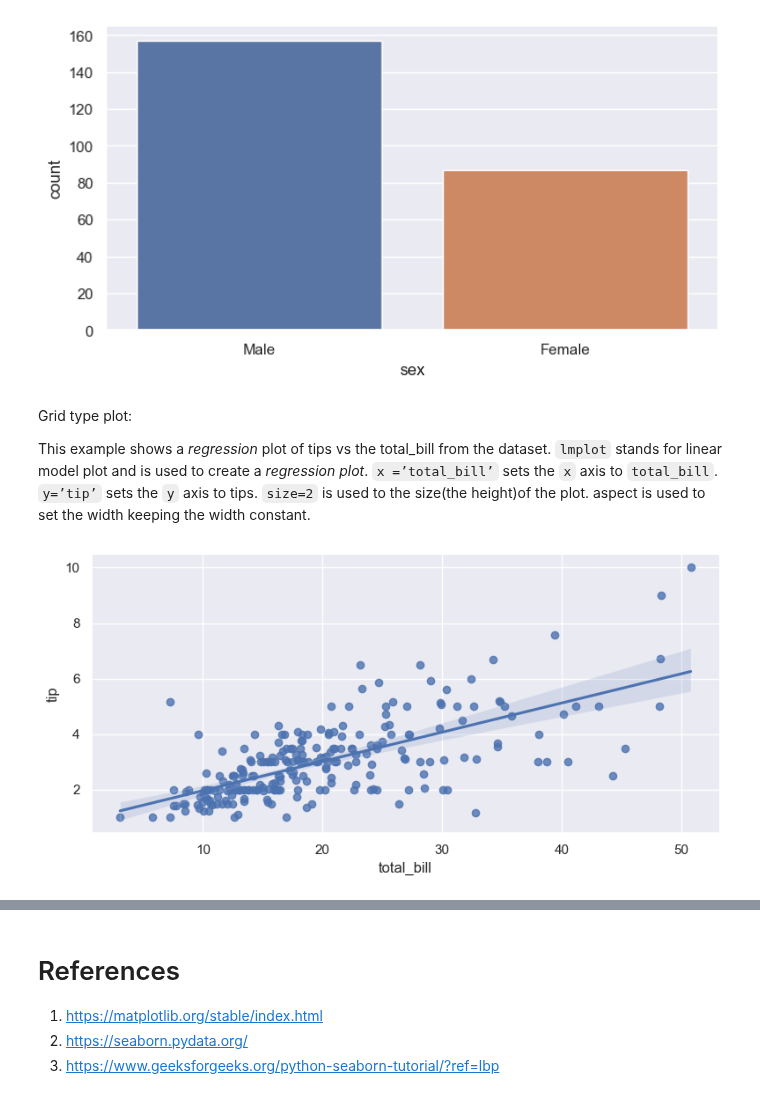
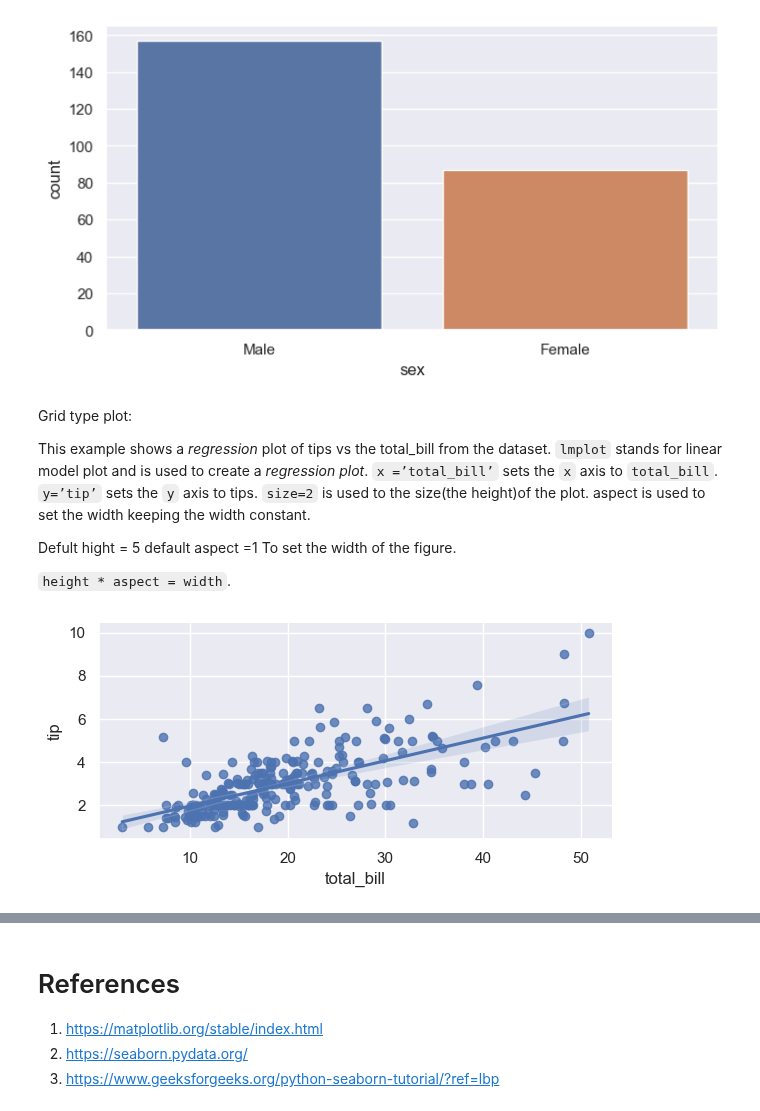
Before and after one commit to arunp77/Python-programming, a Jupyter notebook: Python-fundamental/Matplotlib.ipynb, the cells around one changed output, grey strips where cells are left out. Cells and saved outputs as stored; diff of their text form; code cells hidden in the pictures.

```diff
--- a/Python-fundamental/Matplotlib.ipynb
+++ b/Python-fundamental/Matplotlib.ipynb
@@ -1377,10 +1377,17 @@ plt.show()
 Grid type plot:
 
 This example shows a _regression_ plot of tips vs the total_bill from the dataset. `lmplot` stands for linear model plot and is used to create a _regression plot_. `x =’total_bill’` sets the `x` axis to `total_bill`. `y=’tip’` sets the `y` axis to tips. `size=2` is used to the size(the height)of the plot. aspect is used to set the width keeping the width constant.
+
+
+Defult hight = 5
+default aspect =1
+To set the width of the figure.
+
+`height * aspect = width`.
 # %%
 tips = sns.load_dataset('tips')
 
-sns.lmplot(x ='total_bill', y ='tip', data = tips, height=4, aspect=2)
+sns.lmplot(x ='total_bill', y ='tip', data = tips, height=3, aspect=2)
 plt.show()
 # %% [output]
-[figure, old version]
+[figure, new version]
```
Also changed, not shown: parts of 3 cells of this notebook, 1 other file.
